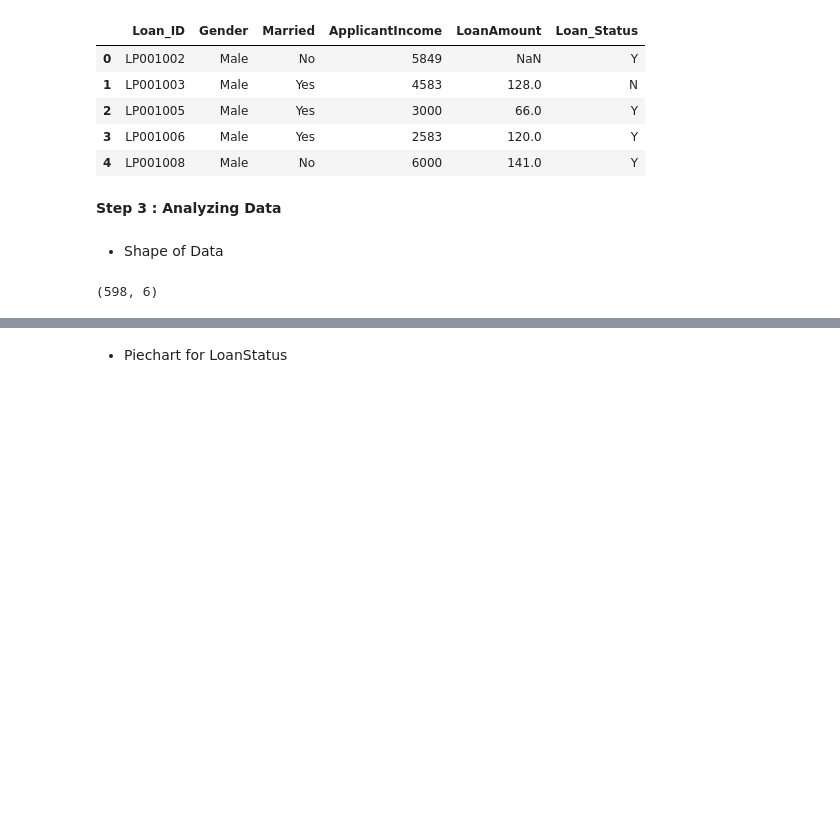
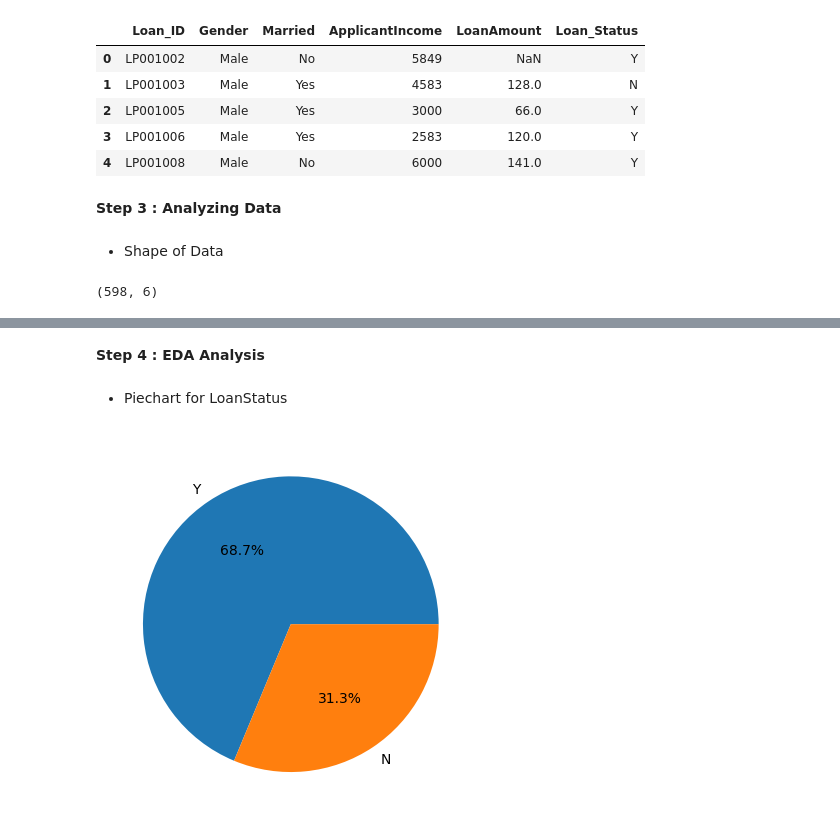
Before and after one commit to avinash2302res07/Loan-Eligibility-Prediction-Using-Regression-Models-in-Python, a Jupyter notebook: Loan_Eligibility_Prediction_Using_Regression_Models.ipynb, the cells around one changed output, grey strips where cells are left out. Saved outputs shown, nothing was run; the diff lists cells and outputs as text; code cells hidden in the pictures; blank space fills up the shorter version.

```diff
--- a/Loan_Eligibility_Prediction_Using_Regression_Models.ipynb
+++ b/Loan_Eligibility_Prediction_Using_Regression_Models.ipynb
@@ -44,4 +76,11 @@ df.shape
+# %% [markdown]
+**Step 4 : EDA Analysis**
 # %% [markdown]
 * Piechart for LoanStatus
 # %%
 #Plotting the piechart for LoanStatus column
+temp = df["Loan_Status"].value_counts()
+plt.pie(temp.values, labels=temp.index, autopct='%1.1f%%')
+plt.show()
+# %% [output]
+[figure, added]
```
Also changed, not shown: parts of 15 cells of this notebook.
